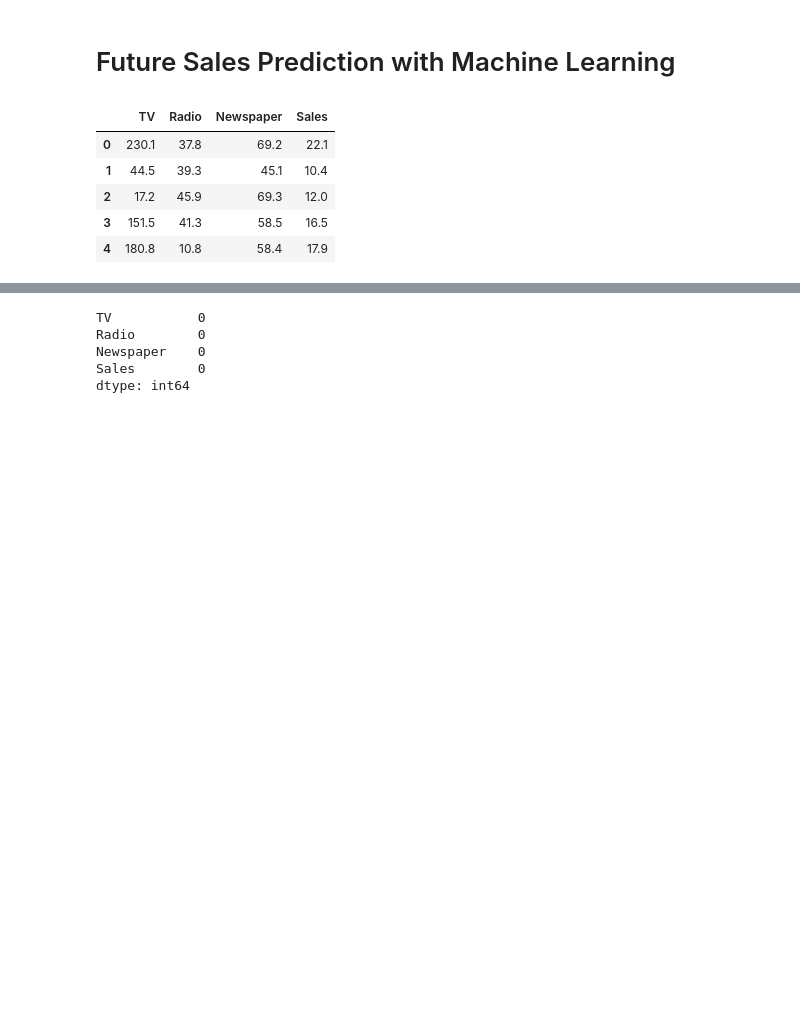
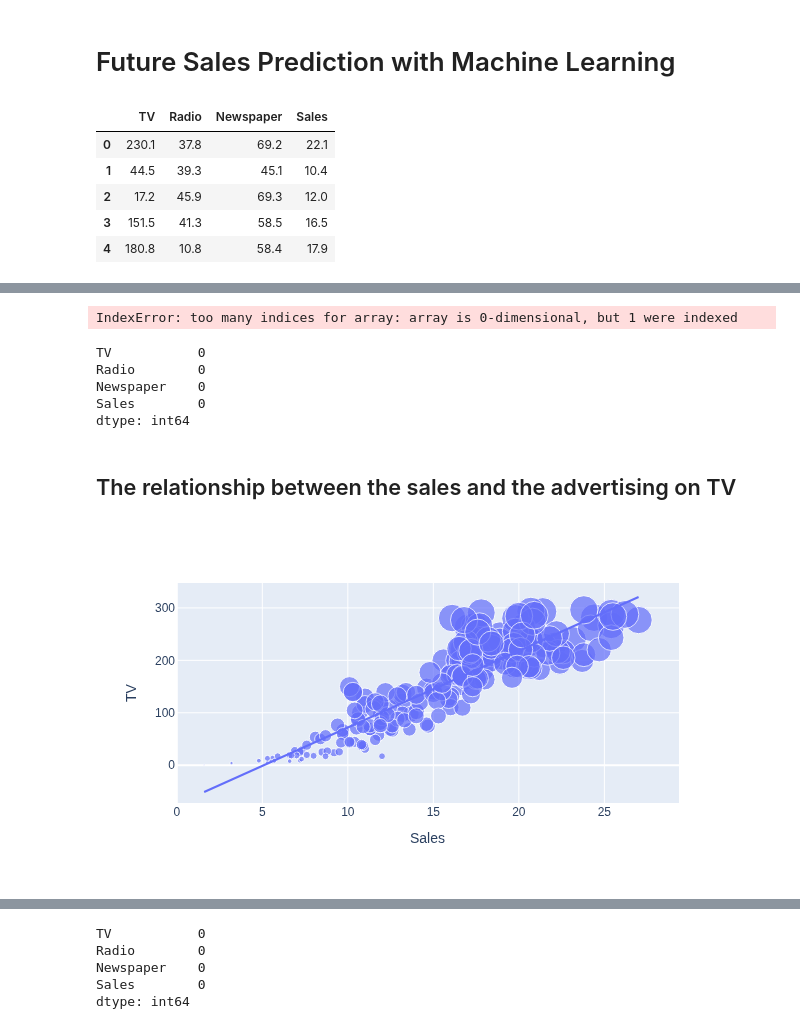
Before and after one commit to 5joe/python_machine_and_deep_learning, a Jupyter notebook: future_sales_prediction/future_sales_prediction.ipynb, the cells around one changed output, grey strips where cells are left out. Saved outputs shown, nothing was run; the diff lists cells and outputs as text; code cells hidden in the pictures; blank space fills up the shorter version.

```diff
--- a/future_sales_prediction/future_sales_prediction.ipynb
+++ b/future_sales_prediction/future_sales_prediction.ipynb
@@ -17,3 +17,6 @@ data.head()
 | 2 | 17.2 | 45.9 | 69.3 | 12.0 |
 | 3 | 151.5 | 41.3 | 58.5 | 16.5 |
 | 4 | 180.8 | 10.8 | 58.4 | 17.9 |
+# %%
+data2 = pd.read_csv("advertising.csv")
+data2.tail()
@@ -19,0 +30,32 @@ data.head()
+# %%
+TV_sum = sum(data2.TV)
+Radio_sum = sum(data2.Radio)
+Newspaper_sum = sum(data2.Newspaper)
+Sales_sum = sum(data2.Sales)
+
+Total = (TV_sum + Radio_sum + Newspaper_sum + Sales_sum)
+pTV = ((TV_sum/Total)*100)
+pRadio = ((Radio_sum/Total)*100)
+pNewspaper = ((Newspaper_sum/Total)*100)
+pSales = ((Sales_sum/Total)*100)
+
+figure = px.pie(values = )
+# %% [output]
+IndexError: too many indices for array: array is 0-dimensional, but 1 were indexed
+# %%
+print(data2.isnull().sum())
+# %% [output]
+TV           0
+Radio        0
+Newspaper    0
+Sales        0
+dtype: int64
+# %% [markdown]
+## The relationship between the sales and the advertising on TV
+# %%
+figure = px.scatter(data_frame = data2, x = "Sales",
+                   y = "TV", size = "TV", trendline = "ols"
+                   )
+figure.show()
+# %% [output]
+[figure, added]
```
Also changed, not shown: parts of 9 cells of this notebook, 4 other files.
